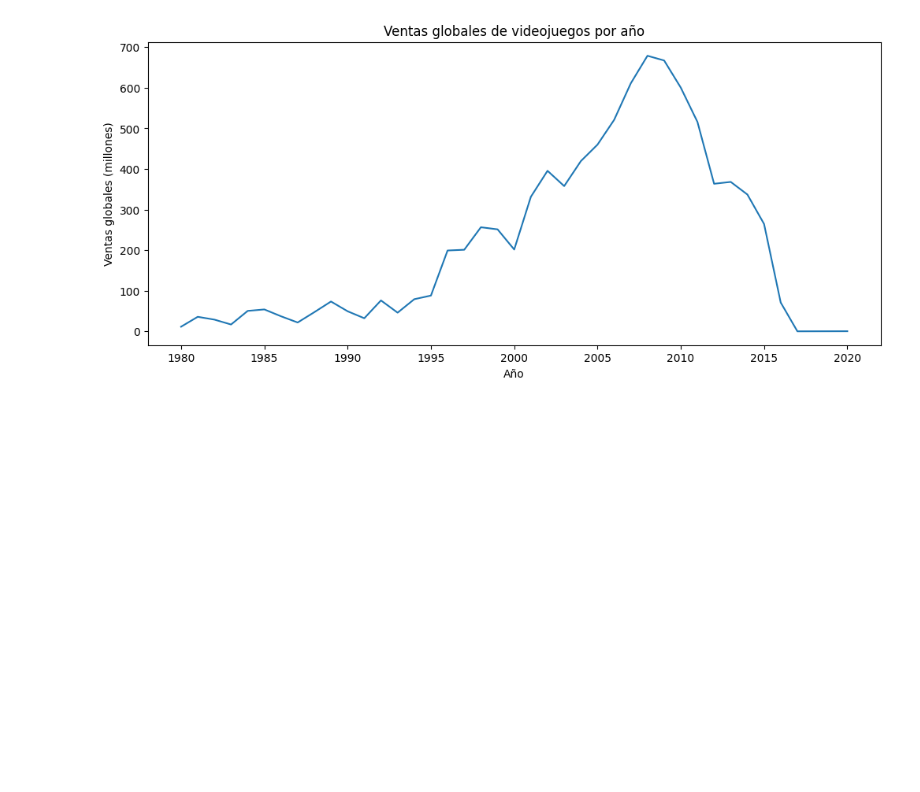
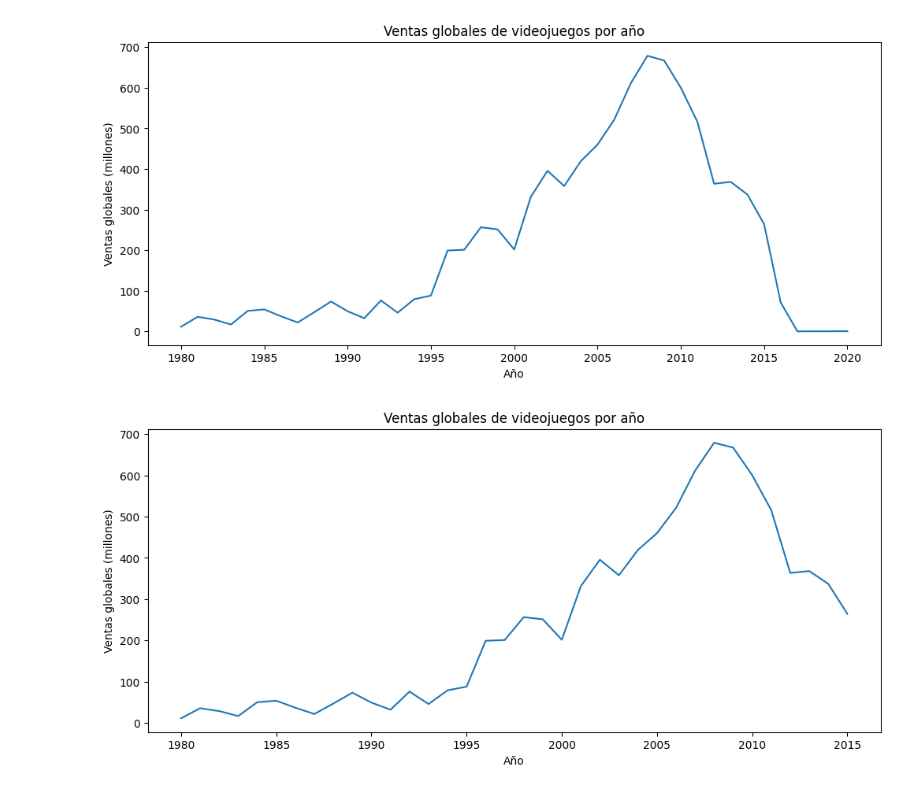
Before and after one commit to betiman88/Dani, a Jupyter notebook: Python_Vgsales.ipynb, the cells around one changed output. Cells and saved outputs as stored; diff of their text form; code cells hidden in the pictures; blank space fills up the shorter version.

```diff
--- a/Python_Vgsales.ipynb
+++ b/Python_Vgsales.ipynb
@@ -173,5 +173,20 @@ plt.ylabel("Ventas globales (millones)")
 plt.show()
 # %% [output]
 [figure]
+# %%
+ventas_año = df.groupby("Year")["Global_Sales"].sum() ### Vamos a limitar los años del estudio en el grafico a 2015 ya que en adelante hay valores nulos
+
+ventas_año = ventas_año[(ventas_año.index >= 1980) & (ventas_año.index <= 2015)]
+
+plt.figure(figsize=(12, 5))
+ventas_año.plot()
+
+plt.title("Ventas globales de videojuegos por año")
+plt.xlabel("Año")
+plt.ylabel("Ventas globales (millones)")
+
+plt.show()
+# %% [output]
+[figure, added]
 # %%
 df.to_csv("vgsales_limpio.csv", index=False) #Exportacion del dataset limpio
```
